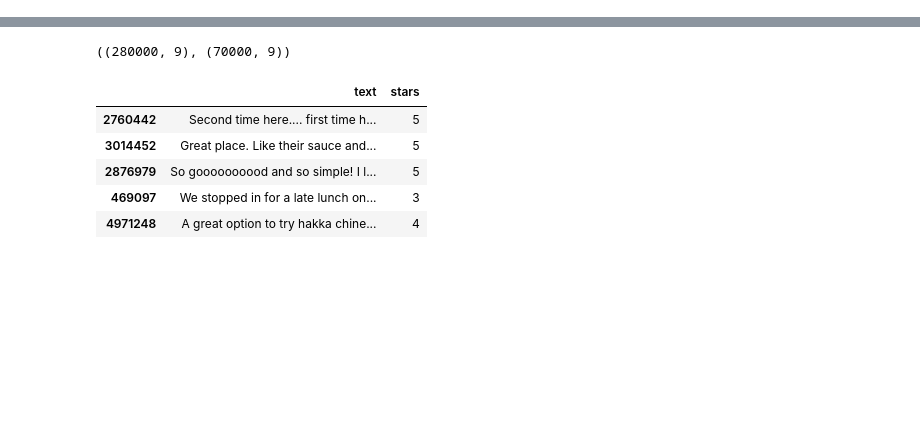
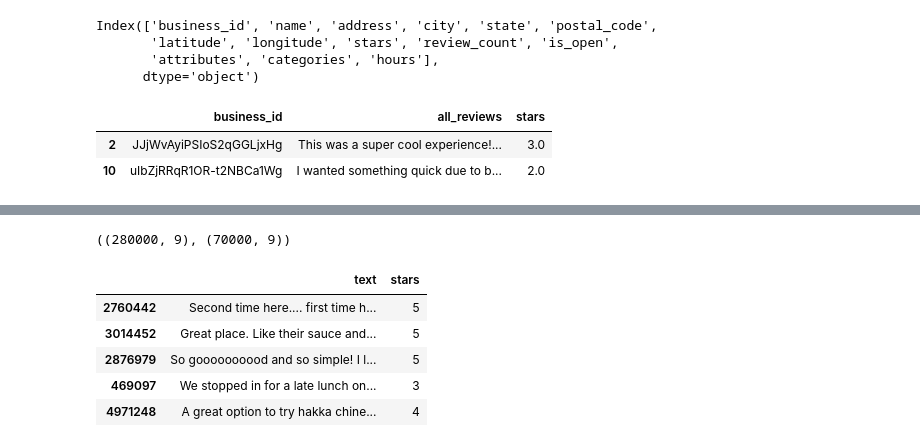
Before and after one commit to Karthikai-28/assignments, a Jupyter notebook: 67_neural_network_91588/network.ipynb, the cells around one changed output, grey strips where cells are left out. Drawn from its saved outputs; the diff is of its cells as text; code cells hidden in the pictures; blank space fills up the shorter version.

```diff
--- a/67_neural_network_91588/network.ipynb
+++ b/67_neural_network_91588/network.ipynb
@@ -35,0 +77,25 @@ review_all = pd.read_csv("/home/kai/yelp_dataset/review.csv")
+# %%
+df_businesses = pd.read_json('/home/kai/yelp_new_datast/yelp_academic_dataset_business.json',
+                             lines=True)
+df_businesses.columns
+# %% [output]
+Index(['business_id', 'name', 'address', 'city', 'state', 'postal_code',
+       'latitude', 'longitude', 'stars', 'review_count', 'is_open',
+       'attributes', 'categories', 'hours'],
+      dtype='object')
+# %%
+# Filter business review count and stars
+df_businesses = df_businesses[['business_id', 'review_count', 'stars']]
+
+# Merge dataframes
+df_merged_reviews = pd.merge(df_merged_reviews, df_businesses, on='business_id')
+
+# Filter all businesses with less than 20 reviews
+df_merged_reviews = df_merged_reviews[df_merged_reviews['review_count'] >= 20]
+# %%
+df_ = df_merged_reviews.drop(['review_count'], axis=1)
+df_.head()
+# %% [output]
+|  | business_id | all_reviews | stars |
+| 2 | JJjWvAyiPSIoS2qGGLjxHg | This was a super cool experience!... | 3.0 |
+| 10 | uIbZjRRqR1OR-t2NBCa1Wg | I wanted something quick due to b... | 2.0 |
```
Also changed, not shown: parts of 13 cells of this notebook, 34 other files.
